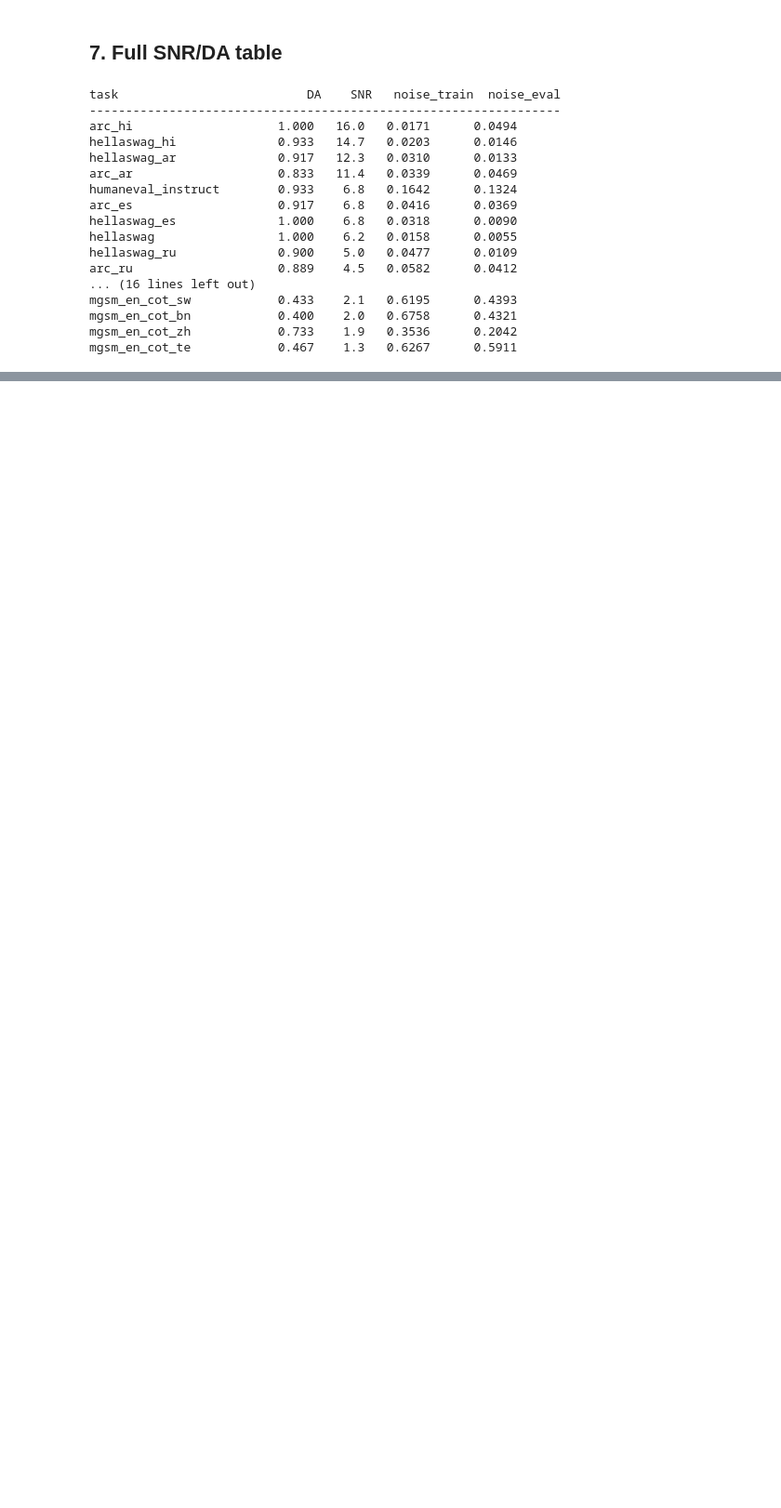
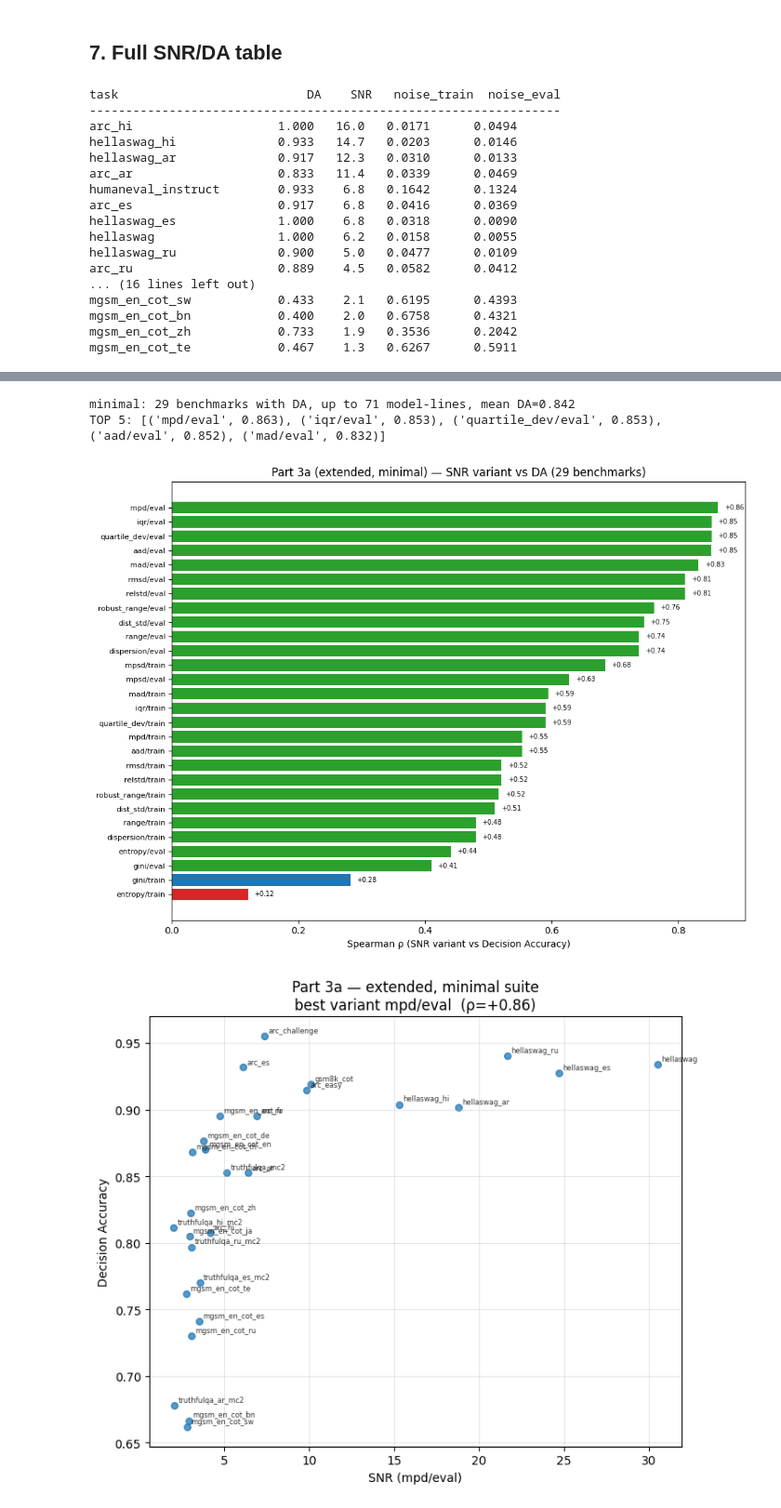
Before and after one commit to mariagrandury/snr-multilingual, a Jupyter notebook: src/Maria_Grandury_408094.ipynb, the cells around one changed output, grey strips where cells are left out. Shown at 93% size. Drawn from its saved outputs; the diff is of its cells as text; code cells hidden in the pictures; blank space fills up the shorter version.

Commit message:
benchpress notebook

```diff
--- a/src/Maria_Grandury_408094.ipynb
+++ b/src/Maria_Grandury_408094.ipynb
@@ -373,0 +387,35 @@ mgsm_en_cot_te            0.467    1.3   0.6267      0.5911
+# %%
+import numpy as np, pandas as pd, matplotlib.pyplot as plt
+from scipy.stats import spearmanr
+from itertools import combinations
+from huggingface_hub import hf_hub_download
+np.random.seed(0)
+
+EXT_REPO = "benchpress/posttraining-eval-results-extension"
+df = pd.read_parquet(hf_hub_download(EXT_REPO, "data/posttraining-00000-of-00001.parquet", repo_type="dataset"))
+
+minimal = [
+    "arc_easy","arc_challenge","arc_es","arc_ar","arc_hi","arc_ru",
+    "hellaswag","hellaswag_es","hellaswag_ar","hellaswag_hi","hellaswag_ru",
+    "truthfulqa_mc2","truthfulqa_es_mc2","truthfulqa_ar_mc2","truthfulqa_hi_mc2","truthfulqa_ru_mc2",
+    "gsm8k_cot","mgsm_en_cot_en","mgsm_en_cot_es","mgsm_en_cot_ru","mgsm_en_cot_de","mgsm_en_cot_fr",
+    "mgsm_en_cot_zh","mgsm_en_cot_ja","mgsm_en_cot_bn","mgsm_en_cot_sw","mgsm_en_cot_te","mgsm_en_cot_th",
+    "ifeval","humaneval_instruct",
+]
+ALL_TASKS = sorted(df["task"].unique())                 # the full posttraining suite in the dataset
+
+PRIORITY = ["exact_match", "pass_at_1", "acc_norm", "acc", "f1"]
+def best_score(m):
+    if not isinstance(m, dict): return (np.nan, np.nan)
+    for k in PRIORITY:
+        v = m.get(k)
+        if isinstance(v, (int, float)) and not isinstance(v, bool):
+            return float(v), m.get(f"{k}_stderr")
+    return (np.nan, np.nan)
+_bs = df["metrics"].apply(best_score)
+df["score"]  = [b[0] for b in _bs]
+df["stderr"] = [b[1] for b in _bs]
+df["line"]   = df["family"] + " | " + df["size"].astype(str)
+df = df[df["score"].notna()].copy()
+print(f"extended: {len(df):,} rows | {df['name'].nunique()} checkpoints | {df['line'].nunique()} model-lines | {df['task'].nunique()} tasks")
+print("model_type:", df['model_type'].value_counts().to_dict())
@@ -373,0 +554,14 @@ mgsm_en_cot_te            0.467    1.3   0.6267      0.5911
+# %%
+# Part 3a — minimal suite
+S3m = compute_records(df, minimal)
+corrs3m = variant_corrs(S3m)
+nda=[t for t in S3m if S3m[t]["da"] is not None]
+print(f"minimal: {len(nda)} benchmarks with DA, up to {max(r['n_lines'] for r in S3m.values())} model-lines, mean DA={np.mean([S3m[t]['da'] for t in nda]):.3f}")
+print("TOP 5:", [(n, round(v,3)) for n,v in corrs3m[:5]])
+plot_variant_bar(corrs3m, f"Part 3a (extended, minimal) — SNR variant vs DA ({len(nda)} benchmarks)")
+plot_best_scatter(S3m, corrs3m, "Part 3a — extended, minimal suite")
+# %% [output]
+minimal: 29 benchmarks with DA, up to 71 model-lines, mean DA=0.842
+TOP 5: [('mpd/eval', 0.863), ('iqr/eval', 0.853), ('quartile_dev/eval', 0.853), ('aad/eval', 0.852), ('mad/eval', 0.832)]
+[figure, added]
+[figure, added]
```
Also changed, not shown: parts of 15 cells of this notebook.
